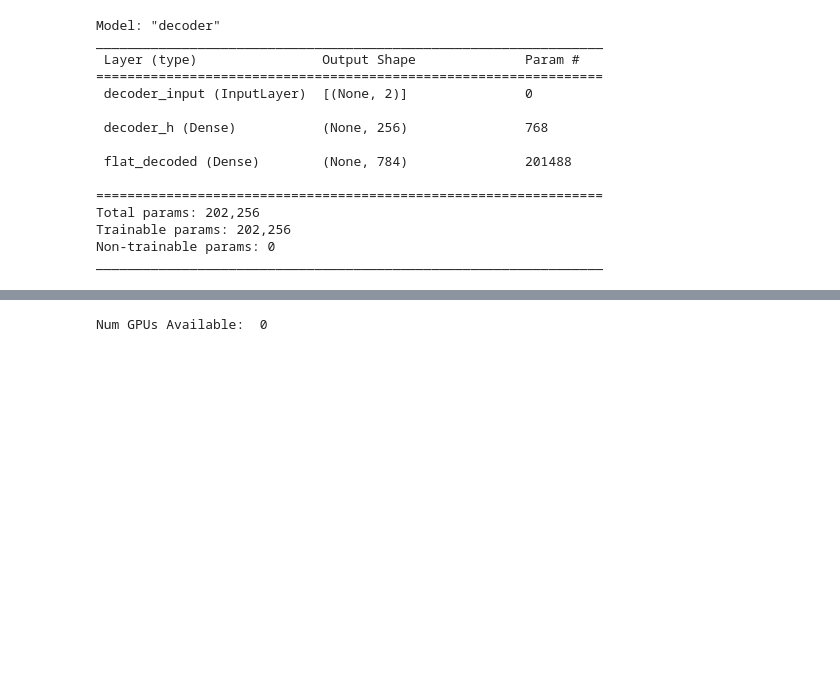
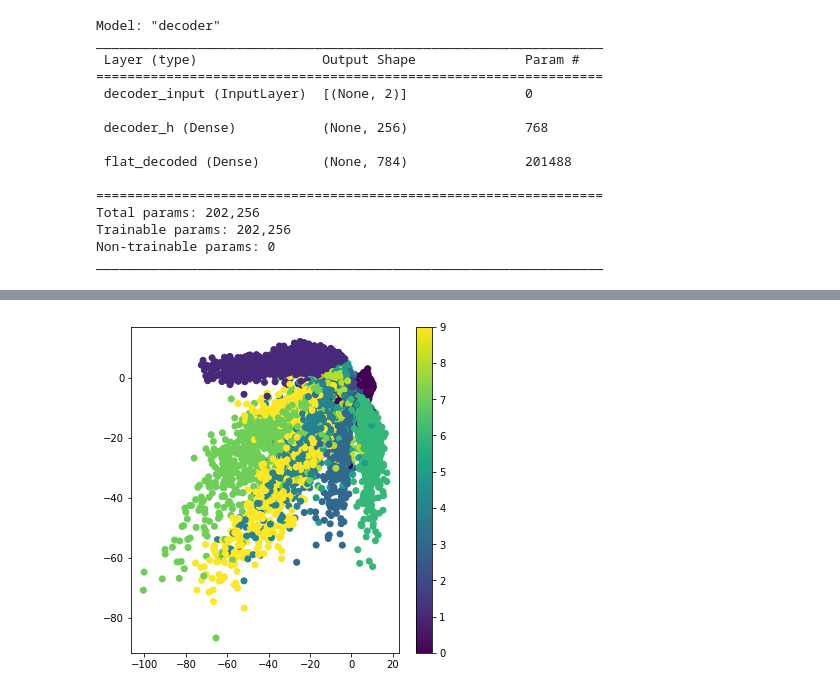
Before and after one commit to ghoulbel/variational-autoencoder, a Jupyter notebook: variationalAutoencoder.ipynb, the cells around one changed output, grey strips where cells are left out. Drawn from its saved outputs; the diff is of its cells as text; code cells hidden in the pictures; blank space fills up the shorter version.

Commit message:
finished plotting the latent space

```diff
--- a/variationalAutoencoder.ipynb
+++ b/variationalAutoencoder.ipynb
@@ -149,5 +165,8 @@ KeyboardInterrupt:
-# %%
-import tensorflow as tf
-print("Num GPUs Available: ", len(tf.config.list_physical_devices('GPU')))
-# %% [output]
-Num GPUs Available:  0
+# %%
+xTestEncode = encoder.predict(xTest,batch_size=batchSize)[0]
+plt.figure(figsize=(6,6))
+plt.scatter(xTestEncode[:,0],xTestEncode[:,1],c=yTest,cmap="viridis")
+plt.colorbar()
+plt.show()
+# %% [output]
+[figure, added]
```
Also changed, not shown: parts of 5 cells of this notebook.
